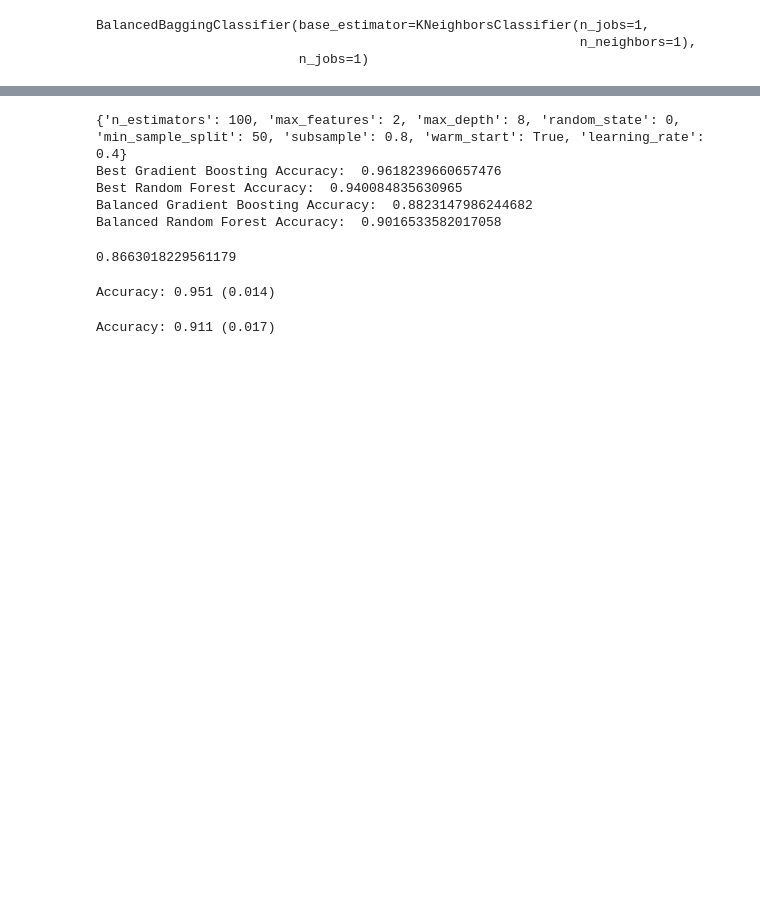
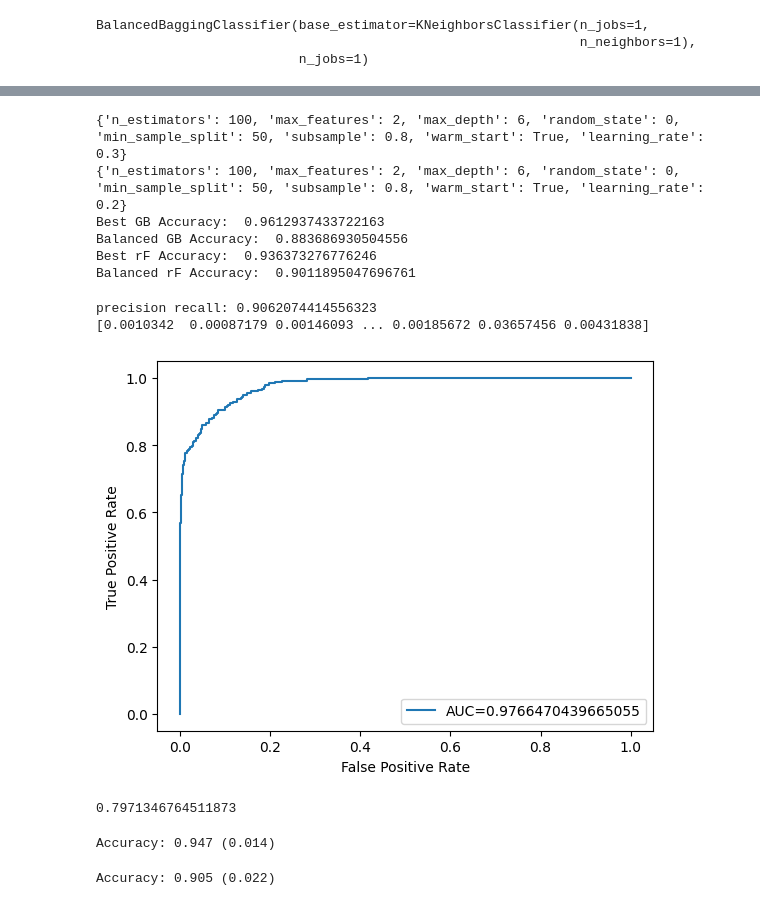
Before and after one commit to 25benjaminli/zoonotic-prediction, a Jupyter notebook: run.ipynb, the cells around one changed output, grey strips where cells are left out. Cells and saved outputs as stored; diff of their text form; code cells hidden in the pictures; blank space fills up the shorter version.

```diff
--- a/run.ipynb
+++ b/run.ipynb
@@ -316,40 +346,69 @@ Accuracy score (validation): 0.751
 # %%
 # Models within "orig_models" folder have the highest training acc but not as great cross val
 
-best_grad_boost = pickle.load(open('gradBoost.pkl', 'rb'))
-grad_params = pickle.load(open('gradBoost-params.pkl', 'rb'))
+best_xgboost = pickle.load(open('curr_models/xgBoost.pkl', 'rb'))
+best_xgboost_params = pickle.load(open('curr_models/xgBoost-params.pkl', 'rb'))
 
-print(grad_params)
+best_gradBoost = pickle.load(open('curr_models/gradBoost.pkl', 'rb'))
+best_gradBoost_params = pickle.load(open('curr_models/gradBoost-params.pkl', 'rb'))
 
-best_rf = pickle.load(open('randforest.pkl', 'rb'))
+best_rF = pickle.load(open('curr_models/randforest.pkl', 'rb'))
 
-print("Best Gradient Boosting Accuracy: ", accuracy_score(y_test, best_grad_boost.predict(X_test)))
-print("Best Random Forest Accuracy: ", accuracy_score(y_test, best_rf.predict(X_test)))
+print(best_xgboost_params)
+print(best_gradBoost_params)
 
-print("Balanced Gradient Boosting Accuracy: ", balanced_accuracy_score(y_test, best_grad_boost.predict(X_test)))
-print("Balanced Random Forest Accuracy: ", balanced_accuracy_score(y_test, best_rf.predict(X_test)))
+
+# print("Best XG Accuracy: ", accuracy_score(y_test, best_xgboost.predict(X_test)))
+# print("Balanced XG Accuracy: ", balanced_accuracy_score(y_test, best_xgboost.predict(X_test)))
+
+print("Best GB Accuracy: ", accuracy_score(y_test, best_gradBoost.predict(X_test)))
+print("Balanced GB Accuracy: ", balanced_accuracy_score(y_test, best_gradBoost.predict(X_test)))
+
+print("Best rF Accuracy: ", accuracy_score(y_test, best_rF.predict(X_test)))
+print("Balanced rF Accuracy: ", balanced_accuracy_score(y_test, best_rF.predict(X_test)))
 # %% [output]
-{'n_estimators': 100, 'max_features': 2, 'max_depth': 8, 'random_state': 0, 'min_sample_split': 50, 'subsample': 0.8, 'warm_start': True, 'learning_rate': 0.4}
-Best Gradient Boosting Accuracy:  0.9618239660657476
-Best Random Forest Accuracy:  0.940084835630965
-Balanced Gradient Boosting Accuracy:  0.8823147986244682
-Balanced Random Forest Accuracy:  0.9016533582017058
+{'n_estimators': 100, 'max_features': 2, 'max_depth': 6, 'random_state': 0, 'min_sample_split': 50, 'subsample': 0.8, 'warm_start': True, 'learning_rate': 0.3}
+{'n_estimators': 100, 'max_features': 2, 'max_depth': 6, 'random_state': 0, 'min_sample_split': 50, 'subsample': 0.8, 'warm_start': True, 'learning_rate': 0.2}
+Best GB Accuracy:  0.9612937433722163
+Balanced GB Accuracy:  0.883686930504556
+Best rF Accuracy:  0.936373276776246
+Balanced rF Accuracy:  0.9011895047696761
+# %%
+y_thing = y_test.to_numpy()
+precision, recall, thresholds = precision_recall_curve(y_thing, best_gradBoost.predict_proba(X_test)[::,1])
+aaa = auc(recall, precision)
+print("precision recall: " + str(aaa))
+
+y_pred_proba = best_gradBoost.predict_proba(X_test)[::,1]
+fpr, tpr, _ = roc_curve(y_test, y_pred_proba)
+auc_thing = roc_auc_score(y_test, y_pred_proba)
+
+print(y_pred_proba)
+plt.plot(fpr,tpr,label="AUC="+str(auc_thing))
+plt.ylabel('True Positive Rate')
+plt.xlabel('False Positive Rate')
+plt.legend(loc=4)
+plt.show()
+# %% [output]
+precision recall: 0.9062074414556323
+[0.0010342  0.00087179 0.00146093 ... 0.00185672 0.03657456 0.00431838]
+[figure, added]
 # %%
 y_thing = y_test.to_numpy()
-precision, recall, thresholds = precision_recall_curve(y_thing, best_grad_boost.predict(X_test))
+precision, recall, thresholds = precision_recall_curve(y_thing, best_rF.predict(X_test))
 area = auc(recall, precision)
 print(area)
 # %% [output]
-0.8663018229561179
+0.7971346764511873
 # %%
 cv = RepeatedStratifiedKFold(n_splits=10, n_repeats=3, random_state=1)
-n_scores = cross_val_score(best_grad_boost, X_test, y_test, scoring='accuracy', cv=cv, n_jobs=-1, error_score='raise')
+n_scores = cross_val_score(best_gradBoost, X_test, y_test, scoring='accuracy', cv=cv, n_jobs=-1, error_score='raise')
 print('Accuracy: %.3f (%.3f)' % (mean(n_scores), std(n_scores)))
 # %% [output]
-Accuracy: 0.951 (0.014)
+Accuracy: 0.947 (0.014)
 # %%
 cv = RepeatedStratifiedKFold(n_splits=10, n_repeats=3, random_state=1)
-n_scores = cross_val_score(best_rf, X_test, y_test, scoring='accuracy', cv=cv, n_jobs=-1, error_score='raise')
+n_scores = cross_val_score(best_rF, X_test, y_test, scoring='accuracy', cv=cv, n_jobs=-1, error_score='raise')
 print('Accuracy: %.3f (%.3f)' % (mean(n_scores), std(n_scores)))
 # %% [output]
-Accuracy: 0.911 (0.017)
+Accuracy: 0.905 (0.022)
```
Also changed, not shown: parts of 13 cells of this notebook, 8 other files.
